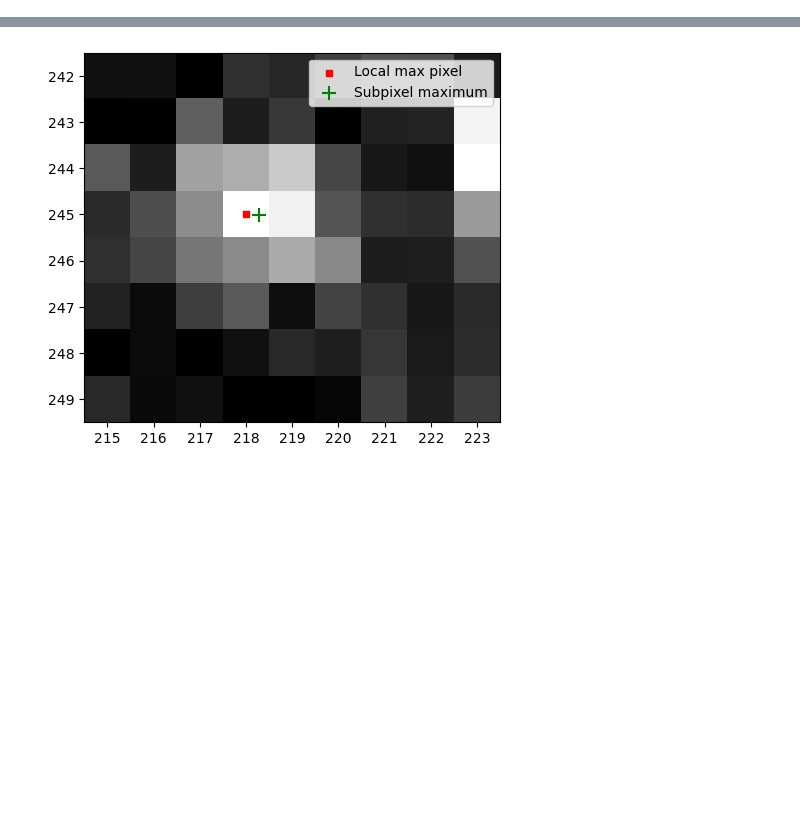
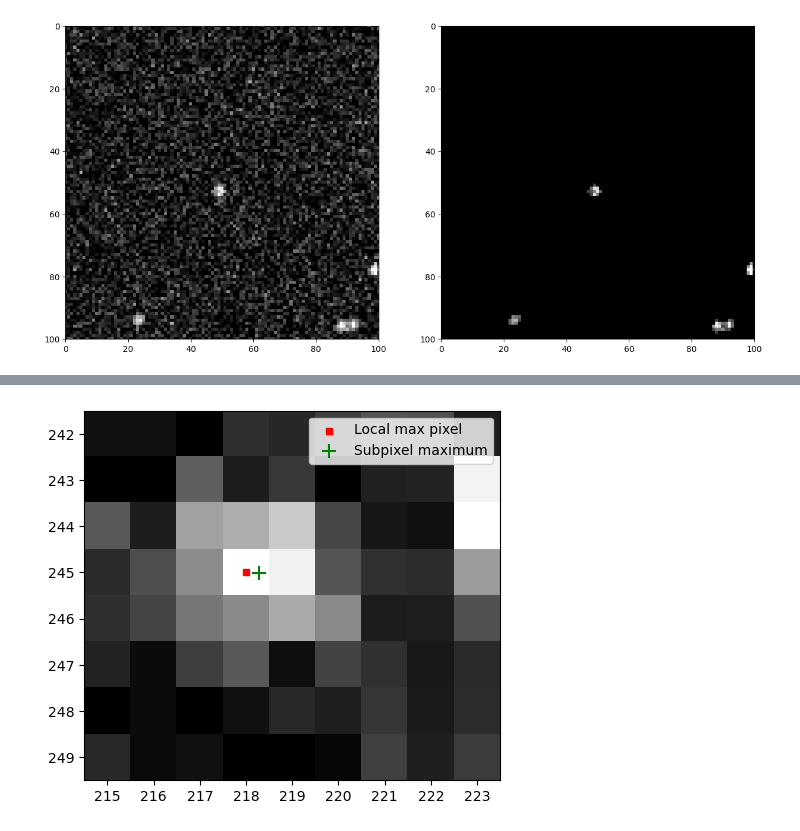
Before and after one commit to TFLVerouden/ETPoF, a Jupyter notebook: HW3/ETPoF_HW3_2.ipynb, the cells around one changed output, grey strips where cells are left out. Saved outputs shown, nothing was run; the diff lists cells and outputs as text; code cells hidden in the pictures; blank space fills up the shorter version.

```diff
--- a/HW3/ETPoF_HW3_2.ipynb
+++ b/HW3/ETPoF_HW3_2.ipynb
@@ -7,4 +9,47 @@ from scipy.optimize import curve_fit
 # %%
 res_avg = np.mean([4.88918152, 4.88946346])
 res_std = np.mean([0.00183618, 0.00167924])
+# %%
+imgs, files = etpof.read_image_series('PTV', 'a')
+# %%
+def remove_background(img, sigma_color1 = 50, sigma_space1 = 9,
+                      sigma_color2 = 20, sigma_space2 = 3, noise_threshold=50):
+
+    # TODO: Explain that masking might have been easier
+
+    # # If the image has three channels, convert it to grayscale
+    # if len(img.shape) == 3:
+    #     img = cv.cvtColor(img, cv.COLOR_BGR2GRAY)
+
+    # Apply a bilateral filter to TODO: explain how the bilateral filter works
+    img_proc = cv.bilateralFilter(img, d=-1, sigmaColor=sigma_color1, sigmaSpace=sigma_space1)
+
+    # Apply another bilateral filter for finer detail removal
+    img_proc = cv.bilateralFilter(img_proc, d=-1, sigmaColor=sigma_color2, sigmaSpace=sigma_space2)
+
+    # Set all pixels below a certain threshold to zero with a to-zero threshold
+    _, img_proc = cv.threshold(img_proc, noise_threshold, 255, cv.THRESH_TOZERO)
+
+    # Perform a hit-or-miss transform on a binary version to remove all pixels with
+    # only black neighbours on all sides
+    hitmiss_kernel = np.int8([[0,  -1,  0],
+                              [-1, +1, -1],
+                              [0,  -1,  0]])
+    img_binary = cv.threshold(img_proc, 0, 255, cv.THRESH_BINARY)[1]
+    img_singles = cv.morphologyEx(img_binary, cv.MORPH_HITMISS, hitmiss_kernel)
+    img_proc[img_singles == 255] = 0
+
+    return img_proc
+# %%
+imgs_nobg = [remove_background(img) for img in tqdm(imgs)]
+
+# Show the image and the processed image next to each other
+fig, ax = plt.subplots(1,2, figsize = (15, 15))
+ax[0].imshow(imgs[0], cmap = 'gray')
+ax[1].imshow(imgs_nobg[0], cmap = 'gray')
+ax[0].set_xlim(0, 100); ax[0].set_ylim(100, 0)
+ax[1].set_xlim(0, 100); ax[1].set_ylim(100, 0)
+plt.show()
+# %% [output]
+[figure, added]
 # %%
```
Also changed, not shown: parts of 6 cells of this notebook.
